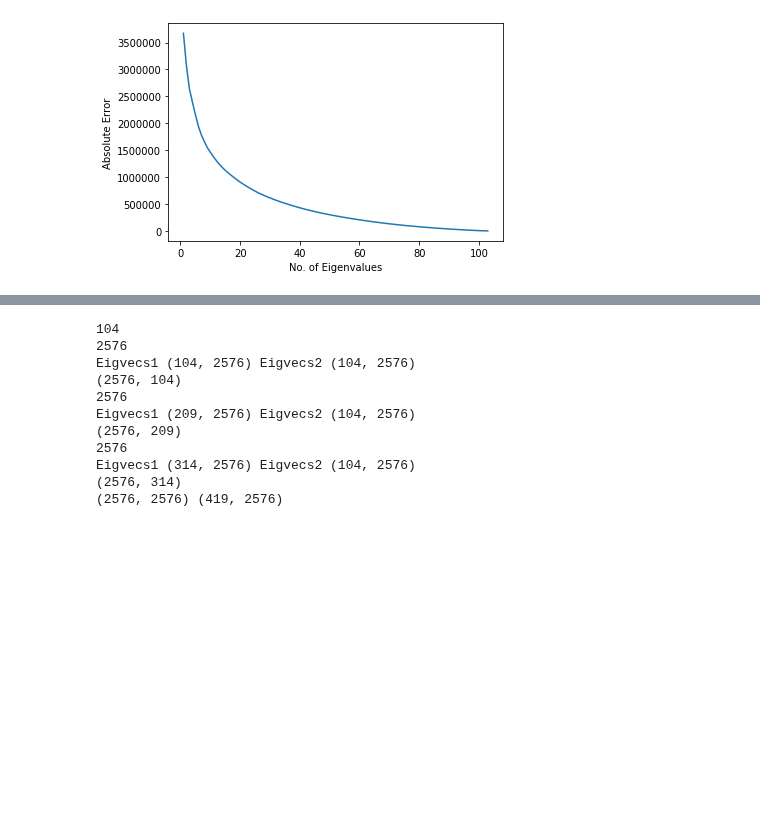
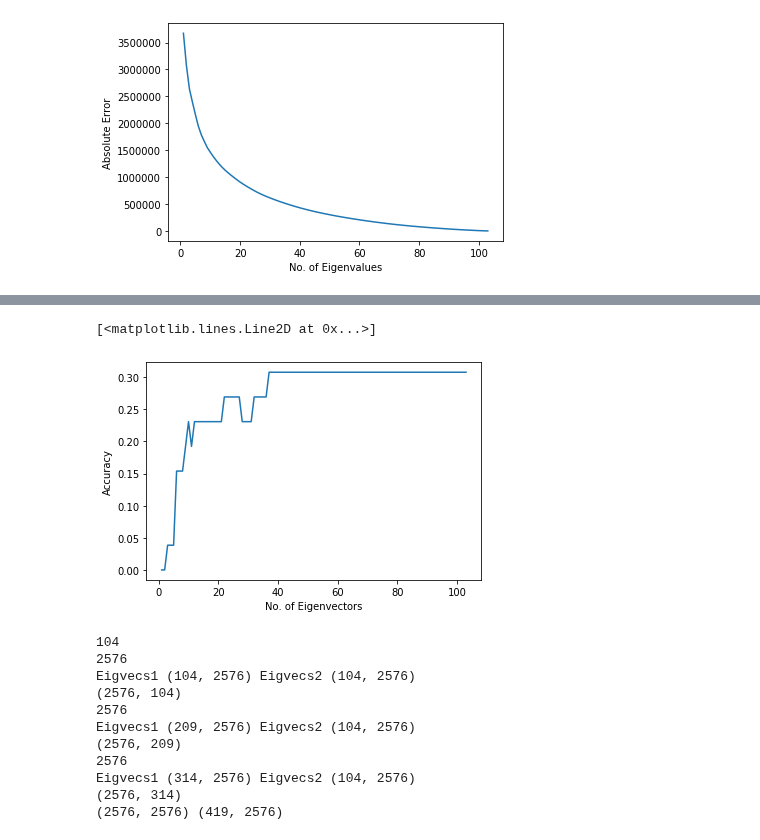
Before and after one commit to pedromonteiro18/Pattern_Recognition, a Jupyter notebook: Coursework.ipynb, the cells around one changed output, grey strips where cells are left out. Drawn from its saved outputs; the diff is of its cells as text; code cells hidden in the pictures; blank space fills up the shorter version.

```diff
--- a/Coursework.ipynb
+++ b/Coursework.ipynb
@@ -272,3 +309,30 @@ plt.plot(x,y)
+# %%
+x=[]
+y=[]
+# M vs Accurcay for dataset trained by only the first subset
+for M in range(1,N):
+  eigvecsM = PCA(A[0], S, M, N)
+  total = 0
+  correct = 0
+
+  W = np.dot(A[0].T, eigvecsM.T)
+  for test_index in range(len(test_data[0])):
+    test_face_normalized = test_data[0][test_index] - avg1
+    W_test = np.dot(test_face_normalized, eigvecsM.T)
+    im = get_neighbors(W, train_label[0], W_test, 1, distance=distance)
+    image, _, label= im[0]
+    if label == label_test[test_index]:
+      correct += 1
+    total += 1
+  x.append(M)
+  y.append(correct/total)
+
+plt.xlabel('No. of Eigenvectors')
+plt.ylabel('Accuracy')
+plt.plot(x,y)
+# %% [output]
+[<matplotlib.lines.Line2D at 0x...>]
+[figure, added]
 # %%
 def incremental_PCA(mean1, mean2, N1, N2, eigvecs1, eigvecs2, S1, S2):
   N3 = N1 + N2
```
Also changed, not shown: parts of 4 cells of this notebook.
